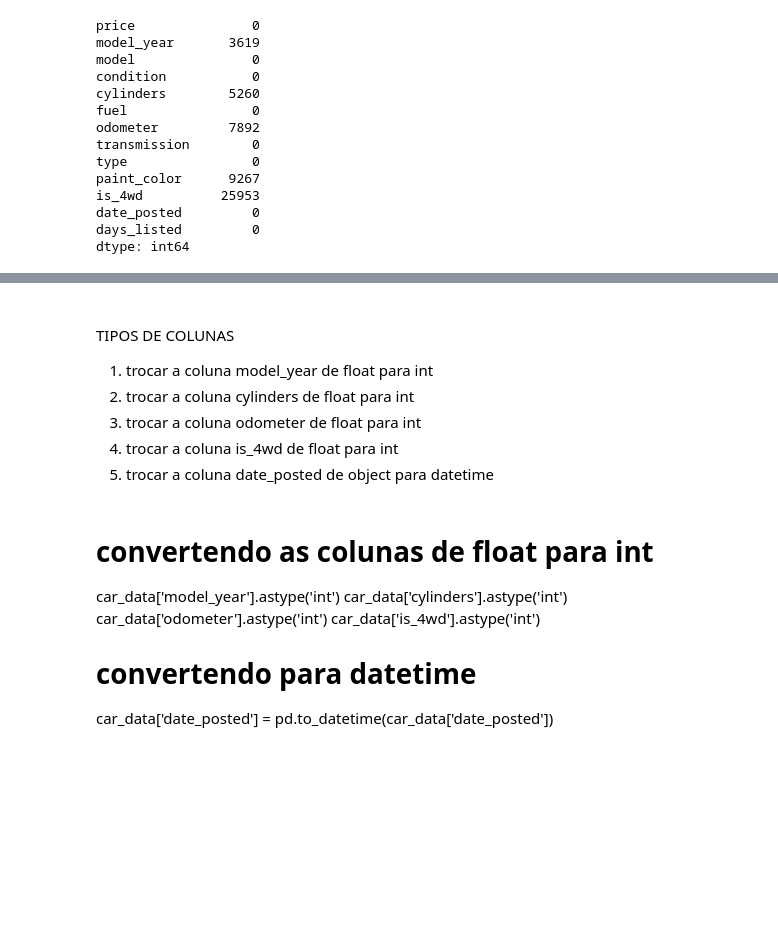
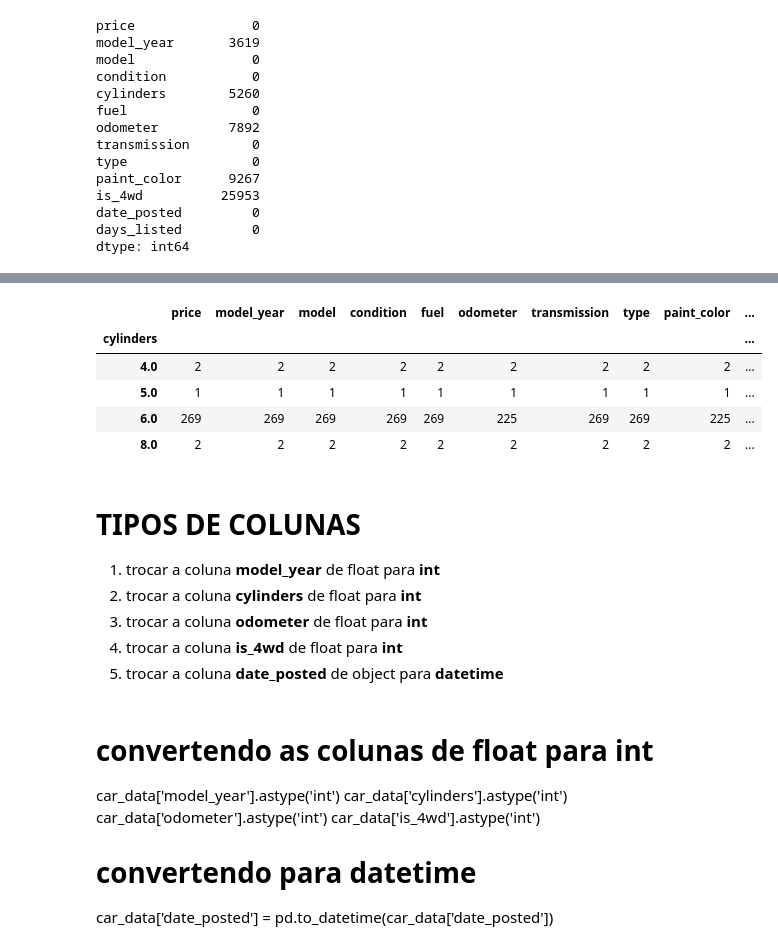
Before and after one commit to henriquetargino/Vehicles, a Jupyter notebook: notebooks/EDA.ipynb, the cells around one changed output, grey strips where cells are left out. Drawn from its saved outputs; the diff is of its cells as text; code cells hidden in the pictures; blank space fills up the shorter version.

```diff
--- a/notebooks/EDA.ipynb
+++ b/notebooks/EDA.ipynb
@@ -87 +231,10 @@ car_data['is_4wd'] = car_data['is_4wd'].fillna('0.0')
+# %%
+car_data.loc[car_data['model'] == 'honda pilot'].groupby('cylinders').agg('count')
+# %% [output]
+|  | price | model_year | model | condition | fuel | odometer | transmission | type | paint_color | ... |
+| cylinders |  |  |  |  |  |  |  |  |  | ... |
+| 4.0 | 2 | 2 | 2 | 2 | 2 | 2 | 2 | 2 | 2 | ... |
+| 5.0 | 1 | 1 | 1 | 1 | 1 | 1 | 1 | 1 | 1 | ... |
+| 6.0 | 269 | 269 | 269 | 269 | 269 | 225 | 269 | 269 | 225 | ... |
+| 8.0 | 2 | 2 | 2 | 2 | 2 | 2 | 2 | 2 | 2 | ... |
 # %%
@@ -89,11 +243,10 @@ car_data['is_4wd'] = car_data['is_4wd'].fillna('0.0')
 # %% [markdown]
-###
-TIPOS DE COLUNAS
-1. trocar a coluna model_year de float para int
-2. trocar a coluna cylinders de float para int
-3. trocar a coluna odometer de float para int
-4. trocar a coluna is_4wd de float para int
-5. trocar a coluna date_posted de object para datetime
+# TIPOS DE COLUNAS
+1. trocar a coluna **model_year** de float para **int**
+2. trocar a coluna **cylinders** de float para **int**
+3. trocar a coluna **odometer** de float para **int**
+4. trocar a coluna **is_4wd** de float para **int**
+5. trocar a coluna **date_posted** de object para **datetime**
 # %% [markdown]
 # convertendo as colunas de float para int
 car_data['model_year'].astype('int')
```
Also changed, not shown: parts of 22 cells of this notebook.
